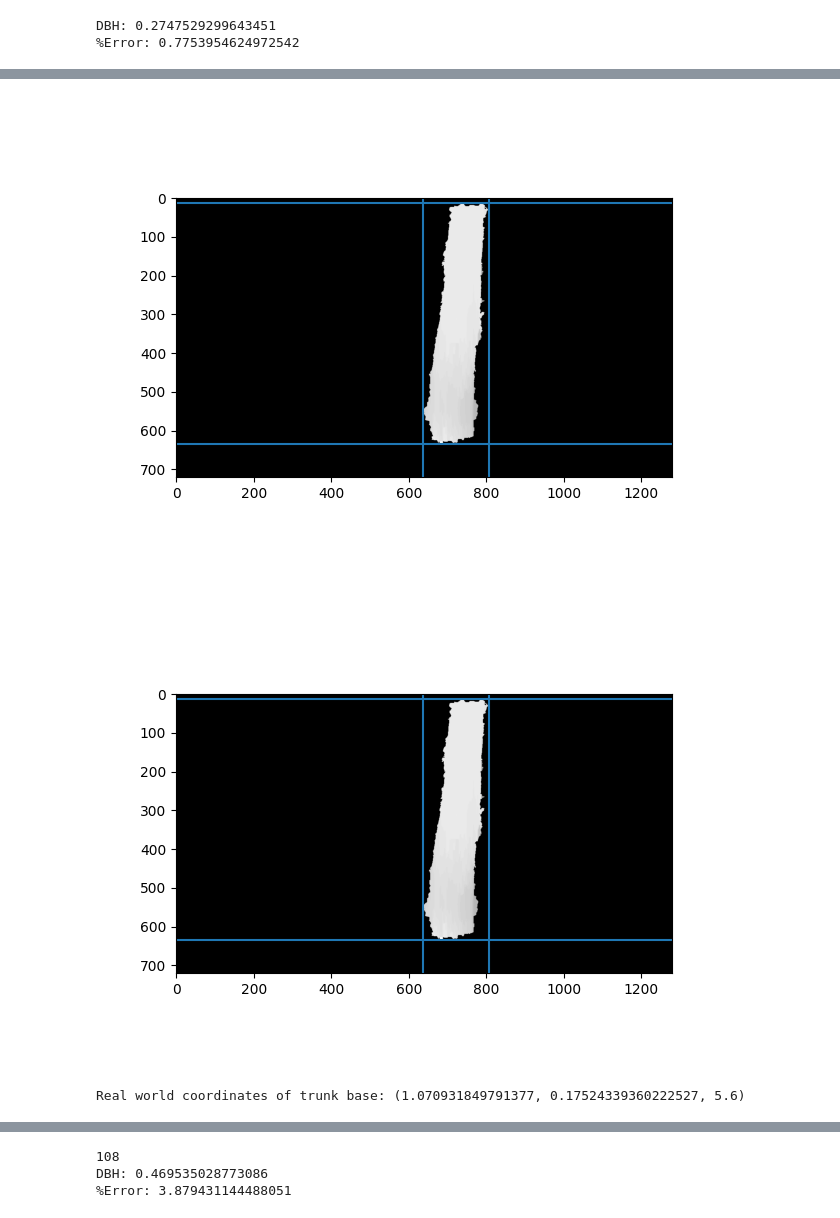
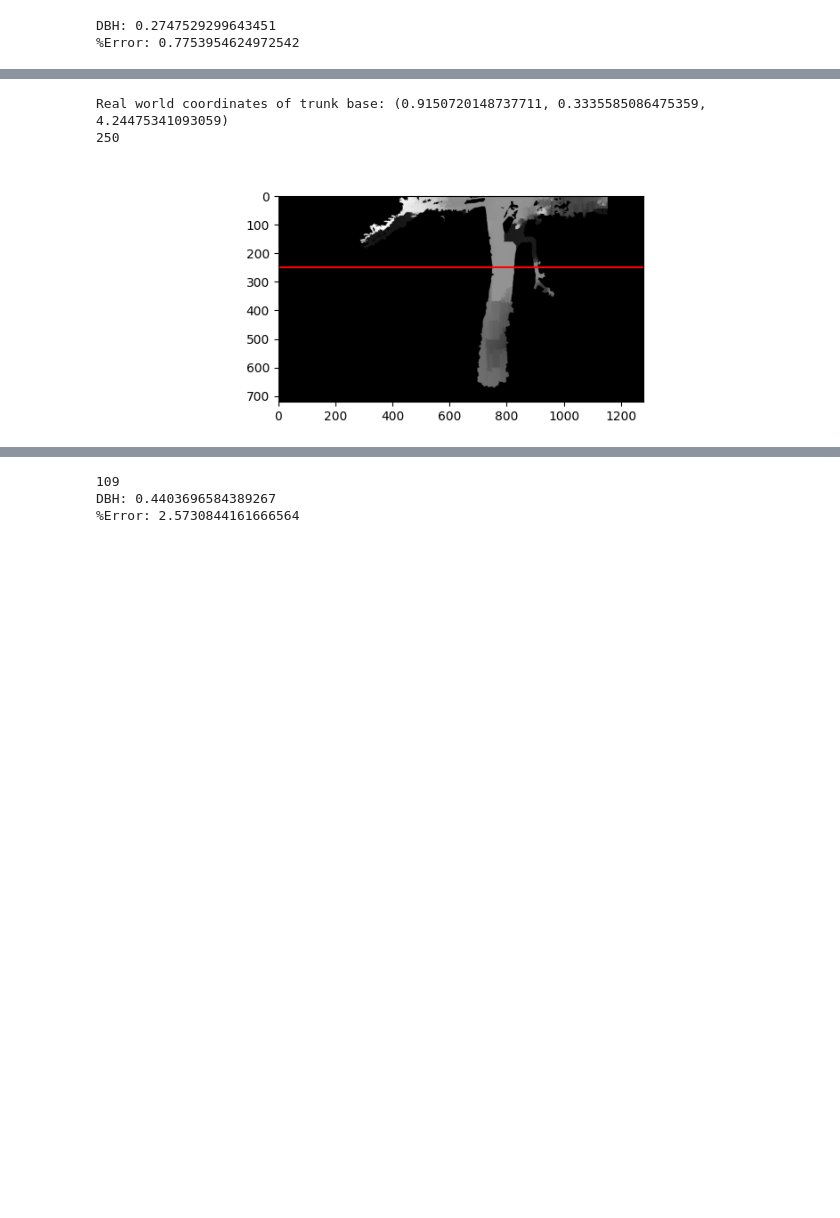
Before and after one commit to kiplimock/image-processing, a Jupyter notebook: disparity.ipynb, the cells around one changed output, grey strips where cells are left out. Saved outputs shown, nothing was run; the diff lists cells and outputs as text; code cells hidden in the pictures; blank space fills up the shorter version.

Commit message:
added code for computing median pixel values

```diff
--- a/disparity.ipynb
+++ b/disparity.ipynb
@@ -203 +186,8 @@ Real world coordinates of trunk base: (1.1995827538247568, 0.06258692628650904,
+# %%
+def plot_bh(img, bh):
+
+    plt.figure(figsize=(8,3))
+    plt.imshow(img, 'gray')
+    plt.hlines(bh, 0, 1279, colors='r')
+    plt.show()
 # %%
@@ -210,3 +219,18 @@ def compute_dbh(sd, measured):
+# %%
+def median_base_pixel(image):
+    pixels = []
+    base = convex_hull(image)[0]
+
+    sub_image = image[base[0] - 20 : base[0] + 1, :]
+    rows, columns = np.nonzero(sub_image)
+    for row, column in zip(rows, columns):
+        pixels.append(sub_image[row, column])
+
+    # print(pixels)
+    pixels = np.array(pixels)
+    half_pixels = np.split(np.sort(pixels), 2)
+
+    return [np.median(pixels), np.median(half_pixels)]
 # %%
 compute_dbh(76, 0.2769)
 # %% [output]
@@ -222,7 +246,7 @@ def computeDepthMap(imgL, imgR, mask):
     imgR = cv2.GaussianBlur(imgR, (5,5), 0)
 
     # read camera data
-    data = cv2.FileStorage('stereo_params.yml', cv2.FILE_STORAGE_READ)
+    data = cv2.FileStorage('stereo_params_v7.yml', cv2.FILE_STORAGE_READ)
     keys = ["K1", "K2", "D1", "D2", "R1", "R2", "P1", "P2", "T"]
     [K1, K2, D1, D2, R1, R2, P1, P2, T] = [data.getNode(key).mat() for key in keys]
 
@@ -259,7 +283,7 @@ def computeDepthMap(imgL, imgR, mask):
 
     imgL_rectified = cv2.remap(imgL, xmap1, ymap1, cv2.INTER_LINEAR, cv2.BORDER_CONSTANT)
     imgR_rectified = cv2.remap(imgR, xmap2, ymap2, cv2.INTER_LINEAR, cv2.BORDER_CONSTANT)
-    mask_rectified = cv2.remap(mask, xmap1, ymap1, cv2.INTER_LINEAR, cv2.BORDER_CONSTANT)
+#     mask_rectified = cv2.remap(mask, xmap1, ymap1, cv2.INTER_LINEAR, cv2.BORDER_CONSTANT)
 
     # -------------------------------- #
     # COMPUTE DISPARITY MAP
@@ -324,16 +348,20 @@ def computeDepthMap(imgL, imgR, mask):
                             alpha=255,
                             norm_type=cv2.NORM_MINMAX)
     filteredImg = np.uint8(filteredImg)
-    filteredImg[mask_rectified == 0] = 0
+#     filteredImg[mask == 0] = 0
     return filteredImg
 # %%
 
 # ------------------------------------- #
 # LOAD IMAGES
 # ------------------------------------- #
-imgL = cv2.imread('trees2/images/left_10.png', 0)
-imgR = cv2.imread('trees2/images/right_10.png', 0)
-mask = cv2.imread('trees2/mask_10.png', 0)
+# imgL = cv2.imread('trees2/images/left_10.png', 0)
+# imgR = cv2.imread('trees2/images/right_10.png', 0)
+# mask = cv2.imread('trees2/mask_10.png', 0)
+
+imgL = cv2.imread('trees/left_5.png', 0)
+imgR = cv2.imread('trees/right_5.png', 0)
+mask = cv2.imread('trees/masked_disparity_maps/masked_disparity_8.png', 0)
 
 depth = computeDepthMap(imgL, imgR, mask)
 
@@ -346,9 +374,11 @@ plt.show()
 # %%
 [base, top, left, right] = convex_hull(depth)
-zc = 5.6
+zc = fit_disp2dist(median_base_pixel(depth)[0])
 
-bh = plot_bh(depth, zc)
+bh = compute_bh(depth, zc)
+print(bh)
+plot_bh(depth, bh)
 # %% [output]
+Real world coordinates of trunk base: (0.9150720148737711, 0.3335585086475359, 4.24475341093059)
+250
-[figure, old version]
+[figure, new version]
-[figure, removed]
-Real world coordinates of trunk base: (1.070931849791377, 0.17524339360222527, 5.6)
@@ -357,8 +386,9 @@ Real world coordinates of trunk base: (1.070931849791377, 0.17524339360222527, 5
 px = np.nonzero(depth[bh, :])[0]
 sz = px.size
 print(sz)
-compute_dbh(130, 0.452)
+da = fit_disp2dist(median_base_pixel(depth)[1])
+compute_dbh(sz, da, 0.452)
 # %% [output]
-108
-DBH: 0.469535028773086
-%Error: 3.879431144488051
+109
+DBH: 0.4403696584389267
+%Error: 2.5730844161666564
```
Also changed, not shown: parts of 8 cells of this notebook.
